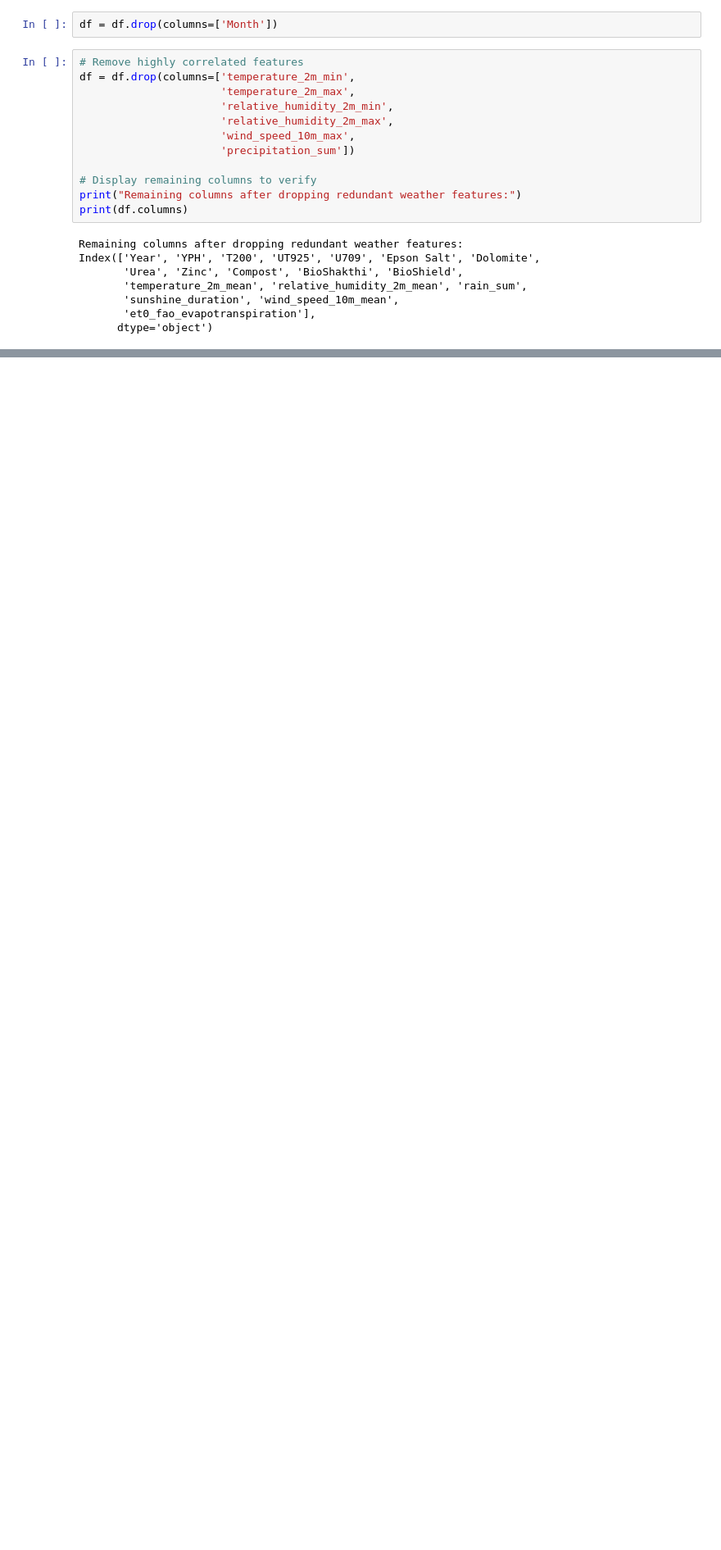
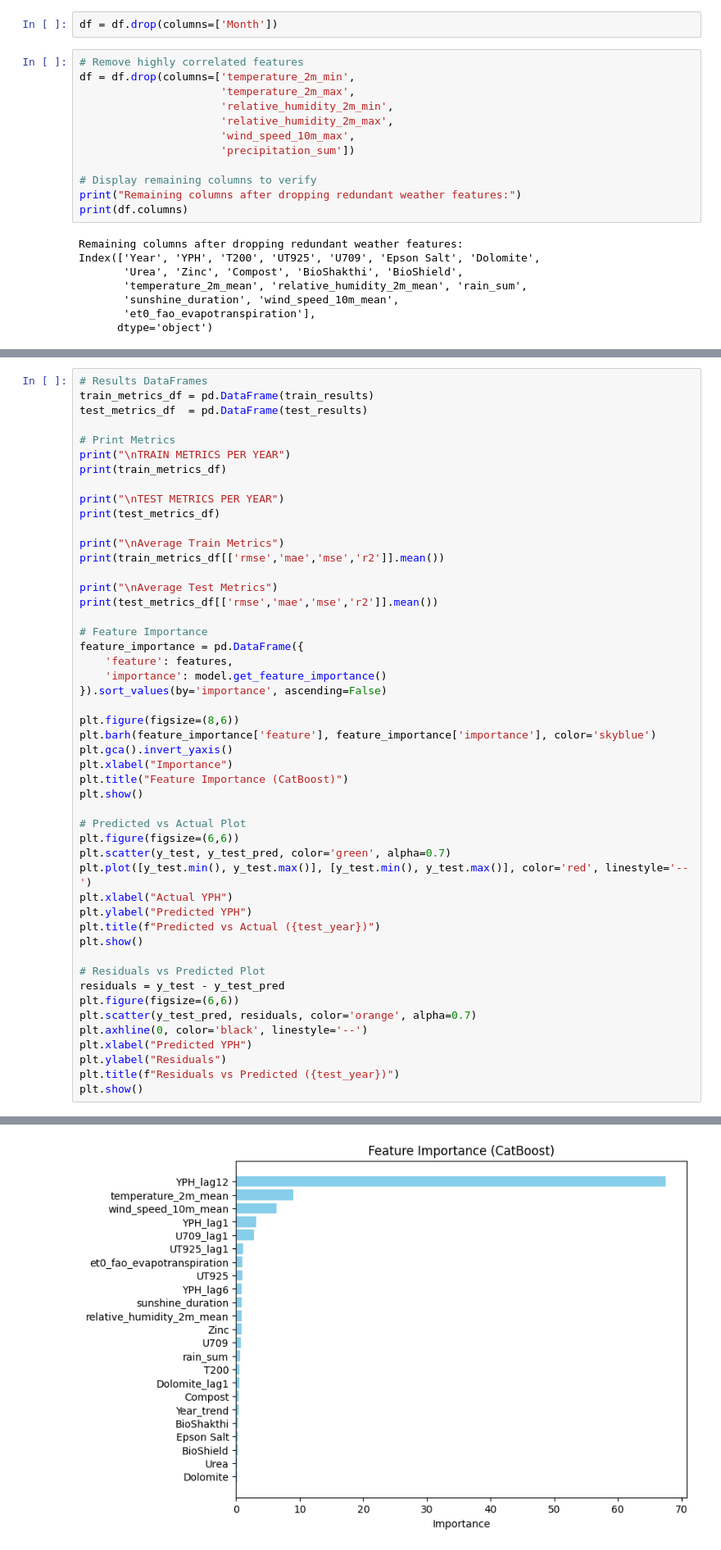
Before and after one commit to Kavishka2401/GPTea, a Jupyter notebook: Machine_Learning_Pipeline/Preprocessing_and_ModelTraining.ipynb, the cells around one changed output, grey strips where cells are left out. Shown at 82% size. Cells and saved outputs as stored; diff of their text form; blank space fills up the shorter version.

Commit message:
Trained and Evaluated CatBoost model

```diff
--- a/Machine_Learning_Pipeline/Preprocessing_and_ModelTraining.ipynb
+++ b/Machine_Learning_Pipeline/Preprocessing_and_ModelTraining.ipynb
@@ -60,0 +204,50 @@ Index(['Year', 'YPH', 'T200', 'UT925', 'U709', 'Epson Salt', 'Dolomite',
+# %%
+# Results DataFrames
+train_metrics_df = pd.DataFrame(train_results)
+test_metrics_df  = pd.DataFrame(test_results)
+
+# Print Metrics
+print("\nTRAIN METRICS PER YEAR")
+print(train_metrics_df)
+
+print("\nTEST METRICS PER YEAR")
+print(test_metrics_df)
+
+print("\nAverage Train Metrics")
+print(train_metrics_df[['rmse','mae','mse','r2']].mean())
+
+print("\nAverage Test Metrics")
+print(test_metrics_df[['rmse','mae','mse','r2']].mean())
+
+# Feature Importance
+feature_importance = pd.DataFrame({
+    'feature': features,
+    'importance': model.get_feature_importance()
+}).sort_values(by='importance', ascending=False)
+
+plt.figure(figsize=(8,6))
+plt.barh(feature_importance['feature'], feature_importance['importance'], color='skyblue')
+plt.gca().invert_yaxis()
+plt.xlabel("Importance")
+plt.title("Feature Importance (CatBoost)")
+plt.show()
+
+# Predicted vs Actual Plot
+plt.figure(figsize=(6,6))
+plt.scatter(y_test, y_test_pred, color='green', alpha=0.7)
+plt.plot([y_test.min(), y_test.max()], [y_test.min(), y_test.max()], color='red', linestyle='--')
+plt.xlabel("Actual YPH")
+plt.ylabel("Predicted YPH")
+plt.title(f"Predicted vs Actual ({test_year})")
+plt.show()
+
+# Residuals vs Predicted Plot
+residuals = y_test - y_test_pred
+plt.figure(figsize=(6,6))
+plt.scatter(y_test_pred, residuals, color='orange', alpha=0.7)
+plt.axhline(0, color='black', linestyle='--')
+plt.xlabel("Predicted YPH")
+plt.ylabel("Residuals")
+plt.title(f"Residuals vs Predicted ({test_year})")
+plt.show()
+# %% [output]
@@ -60,0 +271 @@ Index(['Year', 'YPH', 'T200', 'UT925', 'U709', 'Epson Salt', 'Dolomite',
+[figure, added]
```
Also changed, not shown: parts of 10 cells of this notebook.
